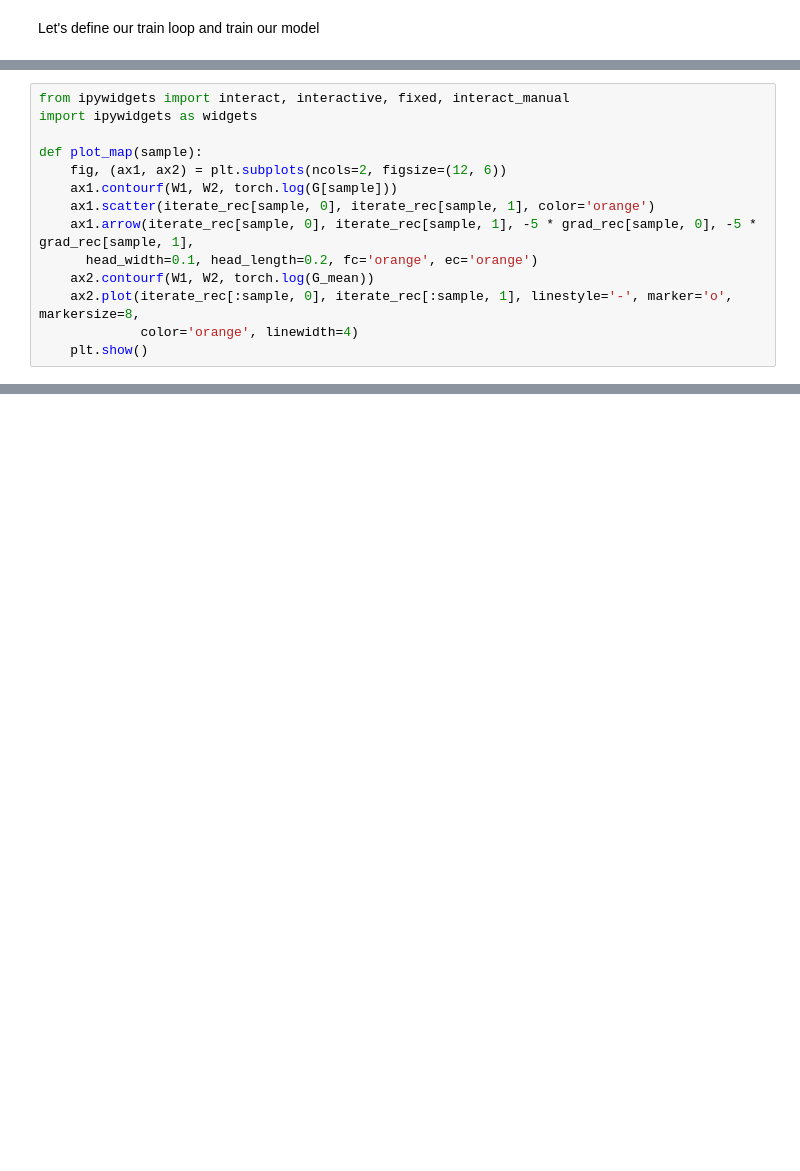
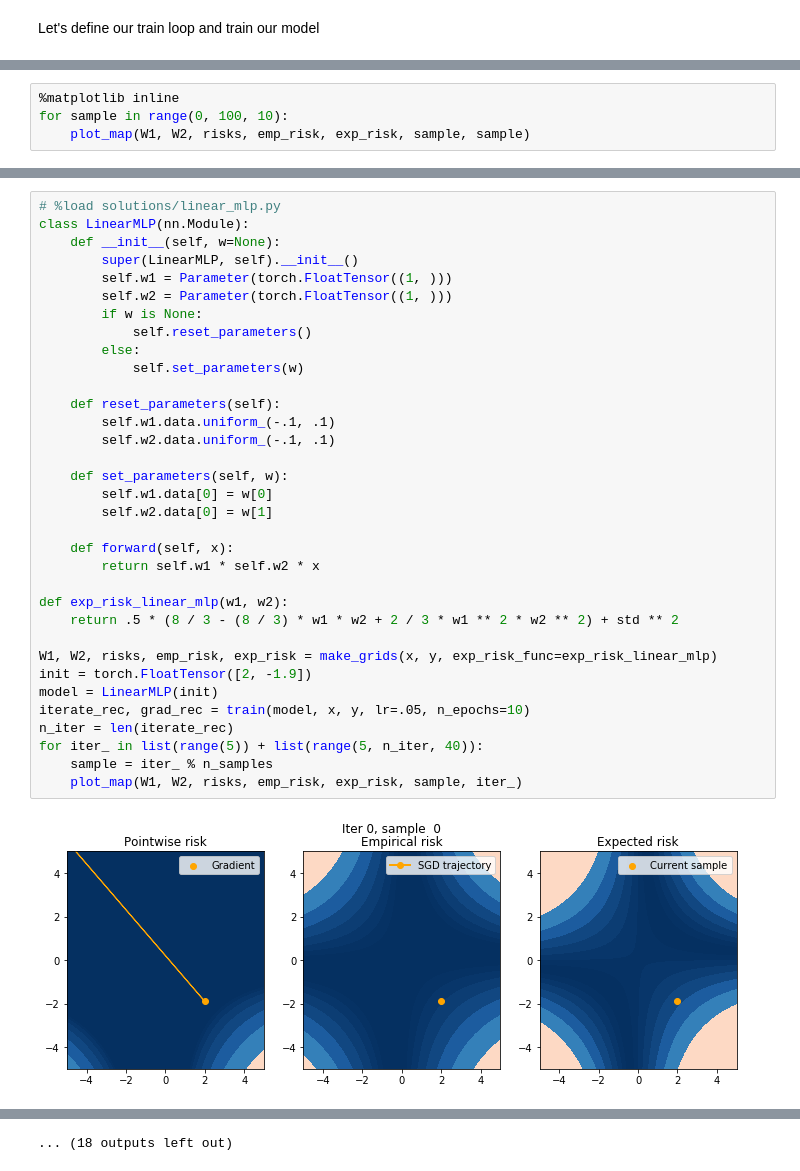
Before and after one commit to m2dsupsdlclass/lectures-labs, a Jupyter notebook: labs/08_frameworks/Minimal_MLP__stochastic_optimization_landscape.ipynb, the cells around one changed output, grey strips where cells are left out. Saved outputs shown, nothing was run; the diff lists cells and outputs as text; blank space fills up the shorter version.

```diff
--- a/labs/08_frameworks/Minimal_MLP__stochastic_optimization_landscape.ipynb
+++ b/labs/08_frameworks/Minimal_MLP__stochastic_optimization_landscape.ipynb
@@ -129,14 +138,0 @@ We now plot the empirical mean on the left side, and the sample loss at iteratio
-# %%
-from ipywidgets import interact, interactive, fixed, interact_manual
-import ipywidgets as widgets
-
-def plot_map(sample):
-    fig, (ax1, ax2) = plt.subplots(ncols=2, figsize=(12, 6))
-    ax1.contourf(W1, W2, torch.log(G[sample]))
-    ax1.scatter(iterate_rec[sample, 0], iterate_rec[sample, 1], color='orange')
-    ax1.arrow(iterate_rec[sample, 0], iterate_rec[sample, 1], -5 * grad_rec[sample, 0], -5 * grad_rec[sample, 1],
-      head_width=0.1, head_length=0.2, fc='orange', ec='orange')
-    ax2.contourf(W1, W2, torch.log(G_mean))
-    ax2.plot(iterate_rec[:sample, 0], iterate_rec[:sample, 1], linestyle='-', marker='o', markersize=8,
-             color='orange', linewidth=4)
-    plt.show()
@@ -149,0 +183,4 @@ Observe and comment. Perform interesting change in the models and the initialisa
+# %%
+%matplotlib inline
+for sample in range(0, 100, 10):
+    plot_map(W1, W2, risks, emp_risk, exp_risk, sample, sample)
@@ -149,0 +239,36 @@ Observe and comment. Perform interesting change in the models and the initialisa
+# %%
+# %load solutions/linear_mlp.py
+class LinearMLP(nn.Module):
+    def __init__(self, w=None):
+        super(LinearMLP, self).__init__()
+        self.w1 = Parameter(torch.FloatTensor((1, )))
+        self.w2 = Parameter(torch.FloatTensor((1, )))
+        if w is None:
+            self.reset_parameters()
+        else:
+            self.set_parameters(w)
+
+    def reset_parameters(self):
+        self.w1.data.uniform_(-.1, .1)
+        self.w2.data.uniform_(-.1, .1)
+
+    def set_parameters(self, w):
+        self.w1.data[0] = w[0]
+        self.w2.data[0] = w[1]
+
+    def forward(self, x):
+        return self.w1 * self.w2 * x
+
+def exp_risk_linear_mlp(w1, w2):
+    return .5 * (8 / 3 - (8 / 3) * w1 * w2 + 2 / 3 * w1 ** 2 * w2 ** 2) + std ** 2
+
+W1, W2, risks, emp_risk, exp_risk = make_grids(x, y, exp_risk_func=exp_risk_linear_mlp)
+init = torch.FloatTensor([2, -1.9])
+model = LinearMLP(init)
+iterate_rec, grad_rec = train(model, x, y, lr=.05, n_epochs=10)
+n_iter = len(iterate_rec)
+for iter_ in list(range(5)) + list(range(5, n_iter, 40)):
+    sample = iter_ % n_samples
+    plot_map(W1, W2, risks, emp_risk, exp_risk, sample, iter_)
+# %% [output]
+[figure, added]
@@ -149,0 +286 @@ Observe and comment. Perform interesting change in the models and the initialisa
+... (18 outputs left out)
```
Also changed, not shown: parts of 15 cells of this notebook, 2 other files.
